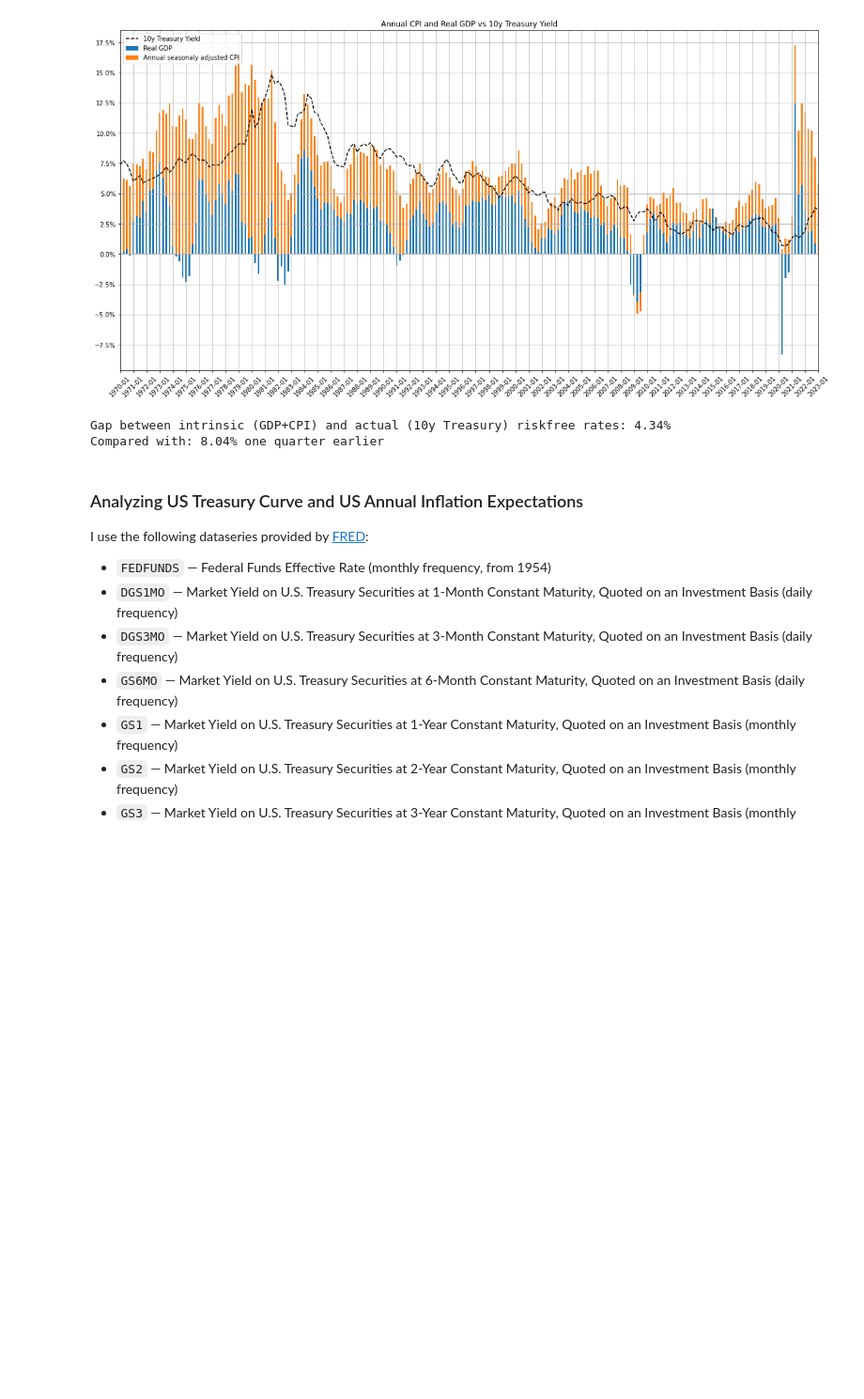
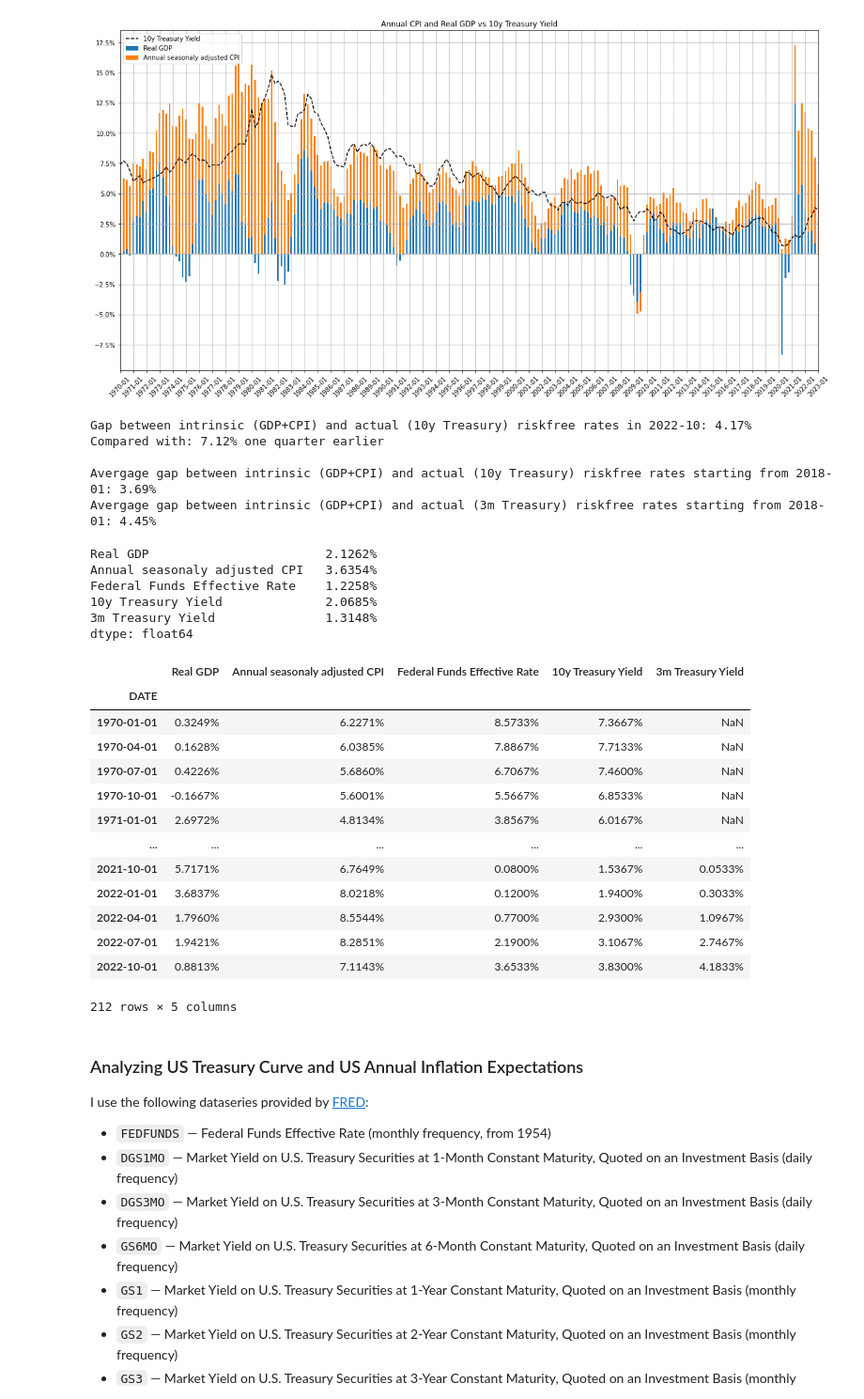
Before and after one commit to ilchen/US_Economic_Data_Analysis, a Jupyter notebook: CPI_and_Fed_Funds_Rates.ipynb, the cells around one changed output. Shown at 94% size. Drawn from its saved outputs; the diff is of its cells as text; code cells hidden in the pictures; blank space fills up the shorter version.

```diff
--- a/CPI_and_Fed_Funds_Rates.ipynb
+++ b/CPI_and_Fed_Funds_Rates.ipynb
@@ -195,12 +195,49 @@ _ = ax.set_xticklabels(list(map('{:%Y-%m}'.format, df.index[::4])))
 [figure]
 # %%
 df = df.loc[:real_gdp.last_valid_index()] # Truncate based on last valid GDP value
-print('Gap between intrinsic (GDP+CPI) and actual (10y Treasury) riskfree rates: {:.2%}\n'
-      'Compared with: {:.2%} one quarter earlier'.format(
-    df.iloc[-1,0] + df.iloc[-1,1] - df.iloc[-1,2], df.iloc[-2,0] + df.iloc[-2,1] - df.iloc[-2,2]))
+print('Gap between intrinsic (GDP+CPI) and actual (10y Treasury) riskfree rates in {:%Y-%m}: {:.2%}\n'
+      'Compared with: {:.2%} one quarter earlier\n'.format(df.index[-1].date(),
+    df.iloc[-1,0] + df.iloc[-1,1] - df.iloc[-1,3], df.iloc[-2,0] + df.iloc[-2,1] - df.iloc[-2,3]))
+
+from_dt = date(2018, 1, 1)
+means = df.loc[from_dt:].mean()
+
+print('Avergage gap between intrinsic (GDP+CPI) and actual (10y Treasury) riskfree rates starting from {:%Y-%m}: {:.2%}'
+      .format(from_dt, means.iloc[0] + means.iloc[1] - means.iloc[3]))
+print('Avergage gap between intrinsic (GDP+CPI) and actual (3m Treasury) riskfree rates starting from {:%Y-%m}: {:.2%}'
+      .format(from_dt, means.iloc[0] + means.iloc[1] - means.iloc[4]))
 # %% [output]
-Gap between intrinsic (GDP+CPI) and actual (10y Treasury) riskfree rates: 4.34%
-Compared with: 8.04% one quarter earlier
+Gap between intrinsic (GDP+CPI) and actual (10y Treasury) riskfree rates in 2022-10: 4.17%
+Compared with: 7.12% one quarter earlier
+
+Avergage gap between intrinsic (GDP+CPI) and actual (10y Treasury) riskfree rates starting from 2018-01: 3.69%
+Avergage gap between intrinsic (GDP+CPI) and actual (3m Treasury) riskfree rates starting from 2018-01: 4.45%
+# %%
+means
+# %% [output]
+Real GDP                        2.1262%
+Annual seasonaly adjusted CPI   3.6354%
+Federal Funds Effective Rate    1.2258%
+10y Treasury Yield              2.0685%
+3m Treasury Yield               1.3148%
+dtype: float64
+# %%
+df
+# %% [output]
+|  | Real GDP | Annual seasonaly adjusted CPI | Federal Funds Effective Rate | 10y Treasury Yield | 3m Treasury Yield |
+| DATE |  |  |  |  |  |
+| 1970-01-01 | 0.3249% | 6.2271% | 8.5733% | 7.3667% | NaN |
+| 1970-04-01 | 0.1628% | 6.0385% | 7.8867% | 7.7133% | NaN |
+| 1970-07-01 | 0.4226% | 5.6860% | 6.7067% | 7.4600% | NaN |
+| 1970-10-01 | -0.1667% | 5.6001% | 5.5667% | 6.8533% | NaN |
+| 1971-01-01 | 2.6972% | 4.8134% | 3.8567% | 6.0167% | NaN |
+| ... | ... | ... | ... | ... | ... |
+| 2021-10-01 | 5.7171% | 6.7649% | 0.0800% | 1.5367% | 0.0533% |
+| 2022-01-01 | 3.6837% | 8.0218% | 0.1200% | 1.9400% | 0.3033% |
+| 2022-04-01 | 1.7960% | 8.5544% | 0.7700% | 2.9300% | 1.0967% |
+| 2022-07-01 | 1.9421% | 8.2851% | 2.1900% | 3.1067% | 2.7467% |
+| 2022-10-01 | 0.8813% | 7.1143% | 3.6533% | 3.8300% | 4.1833% |
+212 rows × 5 columns
 # %% [markdown]
 ### Analyzing US Treasury Curve and US Annual Inflation Expectations
 I use the following dataseries provided by [FRED](https://fred.stlouisfed.org/):
```
Also changed, not shown: parts of 5 cells of this notebook.
